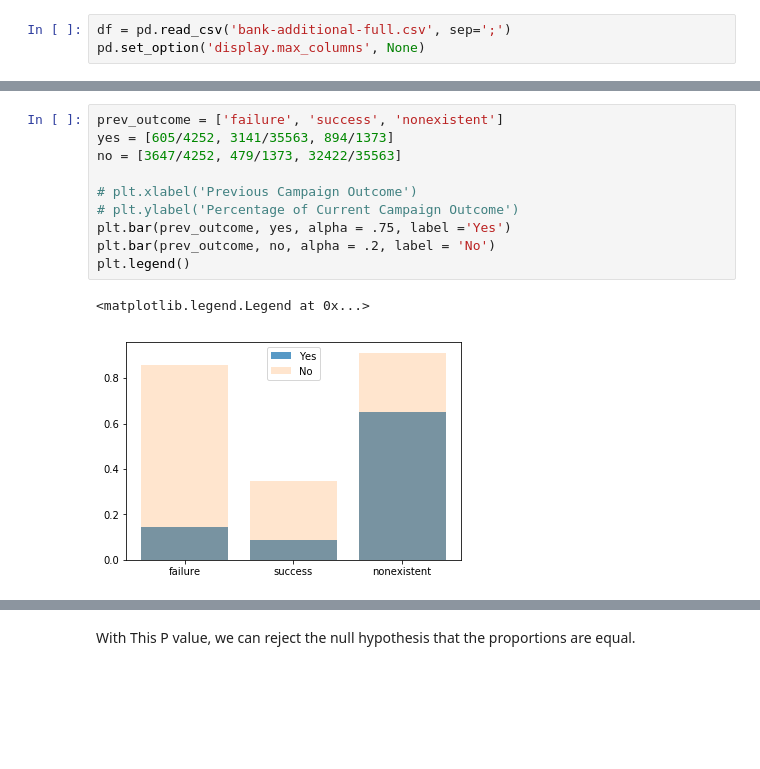
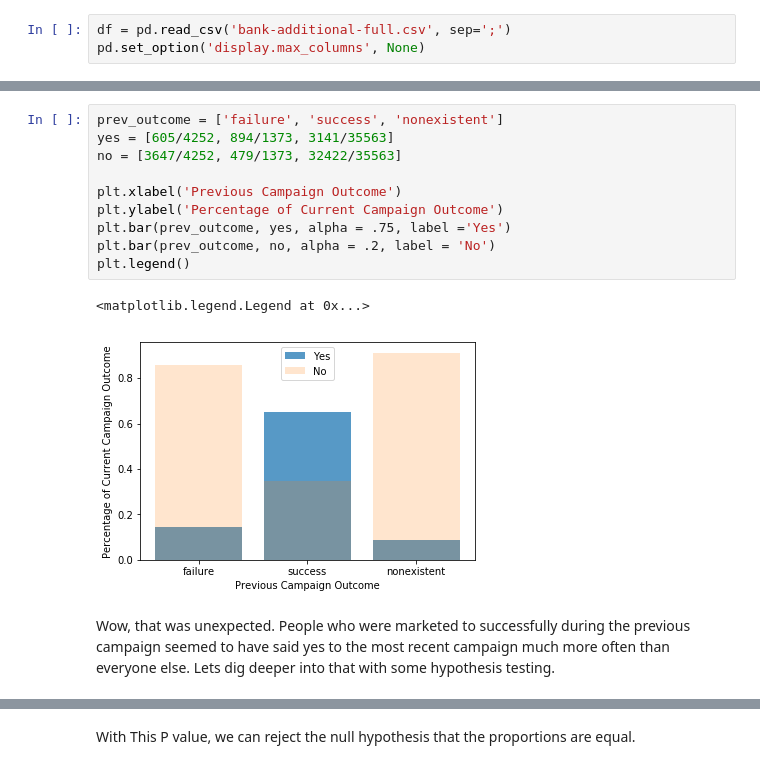
Before and after one commit to garywheeler24/DS-Atlanta-Mod-3-Project, a Jupyter notebook: Gary/Project V1.ipynb, the cells around one changed output, grey strips where cells are left out. Cells and saved outputs as stored; diff of their text form; blank space fills up the shorter version.

```diff
--- a/Gary/Project V1.ipynb
+++ b/Gary/Project V1.ipynb
@@ -49,14 +126,16 @@ success      no       479
 dtype: int64
 # %%
 prev_outcome = ['failure', 'success', 'nonexistent']
-yes = [605/4252, 3141/35563, 894/1373]
+yes = [605/4252, 894/1373, 3141/35563]
 no = [3647/4252, 479/1373, 32422/35563]
 
-# plt.xlabel('Previous Campaign Outcome')
-# plt.ylabel('Percentage of Current Campaign Outcome')
+plt.xlabel('Previous Campaign Outcome')
+plt.ylabel('Percentage of Current Campaign Outcome')
 plt.bar(prev_outcome, yes, alpha = .75, label ='Yes')
 plt.bar(prev_outcome, no, alpha = .2, label = 'No')
 plt.legend()
 # %% [output]
 <matplotlib.legend.Legend at 0x...>
-[figure, old version]
+[figure, new version]
+# %% [markdown]
+Wow, that was unexpected. People who were marketed to successfully during the previous campaign seemed to have said yes to the most recent campaign much more often than everyone else. Lets dig deeper into that with some hypothesis testing.
```
Also changed, not shown: parts of 28 cells of this notebook.
